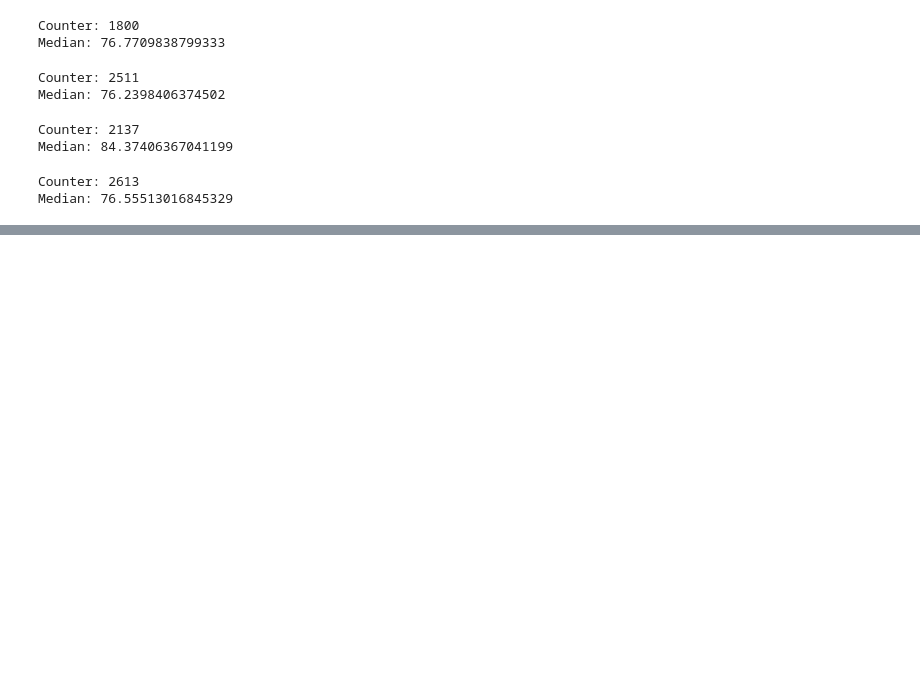
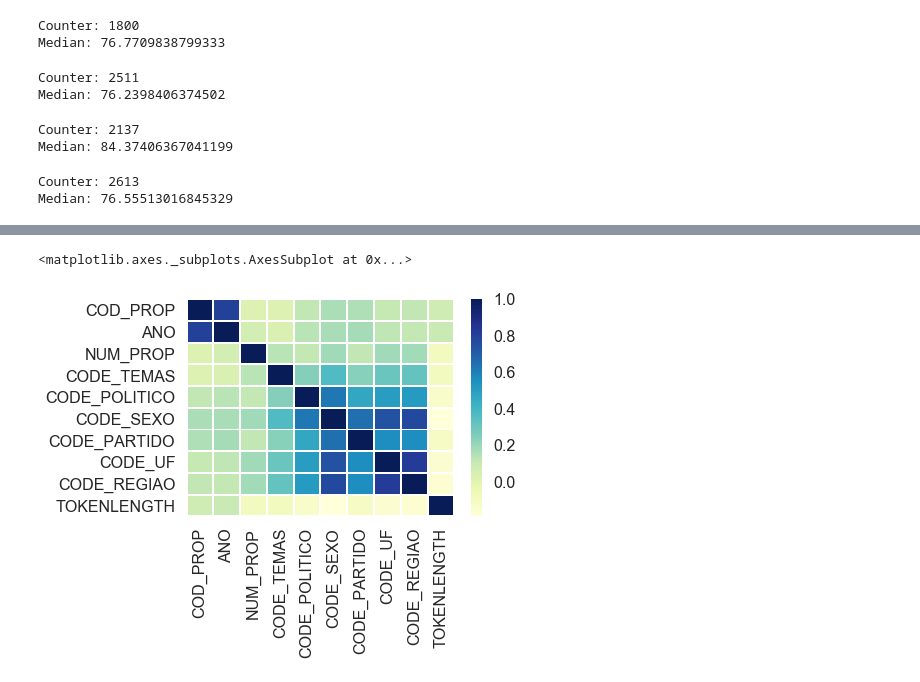
Before and after one commit to DiegoKremer/meu-politico, a Jupyter notebook: data_analysis/analise_proposicoes.ipynb, the cells around one changed output, grey strips where cells are left out. Saved outputs shown, nothing was run; the diff lists cells and outputs as text; code cells hidden in the pictures; blank space fills up the shorter version.

Commit message:
Correlação atributo sintético TOKENLENGTH
Analise de correlação de TOKENLENGTH com demais atributos do dataset

```diff
--- a/data_analysis/analise_proposicoes.ipynb
+++ b/data_analysis/analise_proposicoes.ipynb
@@ -504,6 +504,12 @@ corr_df_prop.head(5)
 | 2 | 585601 | 2013 | 6004 | PL 6004/2013 | ADMINISTRACAO PUBLICA | NaN | NaN | NaN | NaN | NaN | Regulamenta o art. 37, inciso II,... | ... |
 | 3 | 132101 | 2003 | 1912 | PL 1912/2003 | ADMINISTRACAO PUBLICA | NaN | NaN | NaN | NaN | NaN | Determina que as Assembléias Legi... | ... |
 | 4 | 134557 | 2003 | 170 | PEC 170/2003 | ADMINISTRACAO PUBLICA | NaN | NaN | NaN | NaN | NaN | Altera o caput do art. 37 da Cons... | ... |
+# %%
+for idx, row in corr_df_prop.iterrows():
+    if type(row['TOKENWORDS'])== int or type(row['TOKENWORDS'])== float:
+        print(idx)
+        print(row['TOKENWORDS'])
+        corr_df_prop.at[corr_df_prop.index[idx], 'TOKENWORDS'] = ''
 # %% [markdown]
 Deixa todas as palavras em minusculas
 # %%
@@ -961,3 +967,11 @@ print('Median: '+ str(media))
 # %% [output]
 Counter: 2613
 Median: 76.55513016845329
+# %%
+corr_df_prop = corr_df_prop.assign(TOKENLENGTH=pd.Series().astype(str))
+for idx, row in corr_df_prop.iterrows():
+    if type(row['TOKENWORDS'])== int or type(row['TOKENWORDS'])== float:
+        print(idx)
+        print(row['TOKENWORDS'])
+    else:
+        corr_df_prop.at[corr_df_prop.index[idx], 'TOKENLENGTH'] = len(row['TOKENWORDS'])
@@ -963,0 +998,6 @@ Median: 76.55513016845329
+# %%
+corr_df_prop['TOKENLENGTH'] = corr_df_prop['TOKENLENGTH'].astype(int)
+sns.heatmap(corr_df_prop.corr(), cmap='YlGnBu',linecolor='white',linewidths=1)
+# %% [output]
+<matplotlib.axes._subplots.AxesSubplot at 0x...>
+[figure, added]
```
Also changed, not shown: parts of 1 cell of this notebook.
